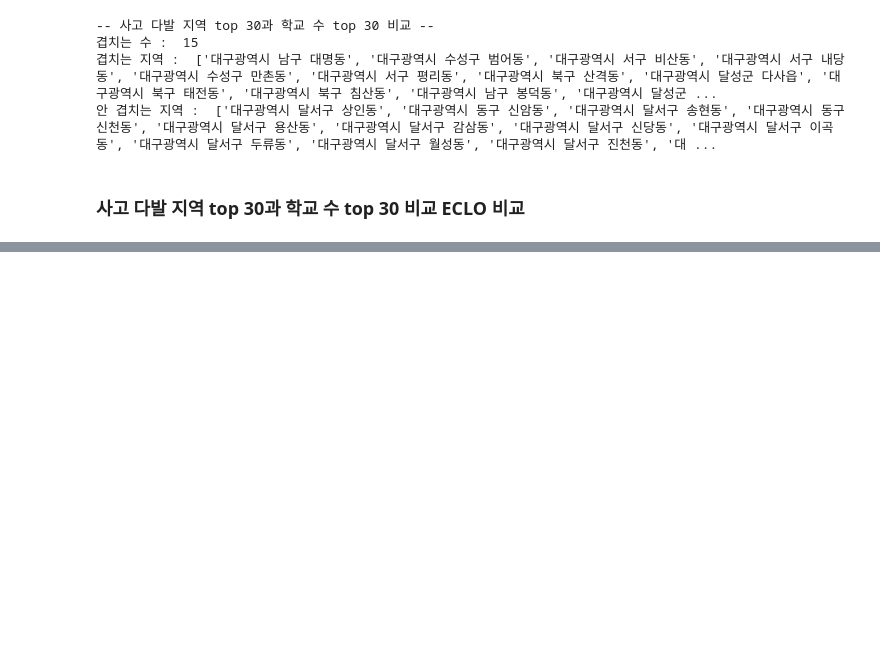
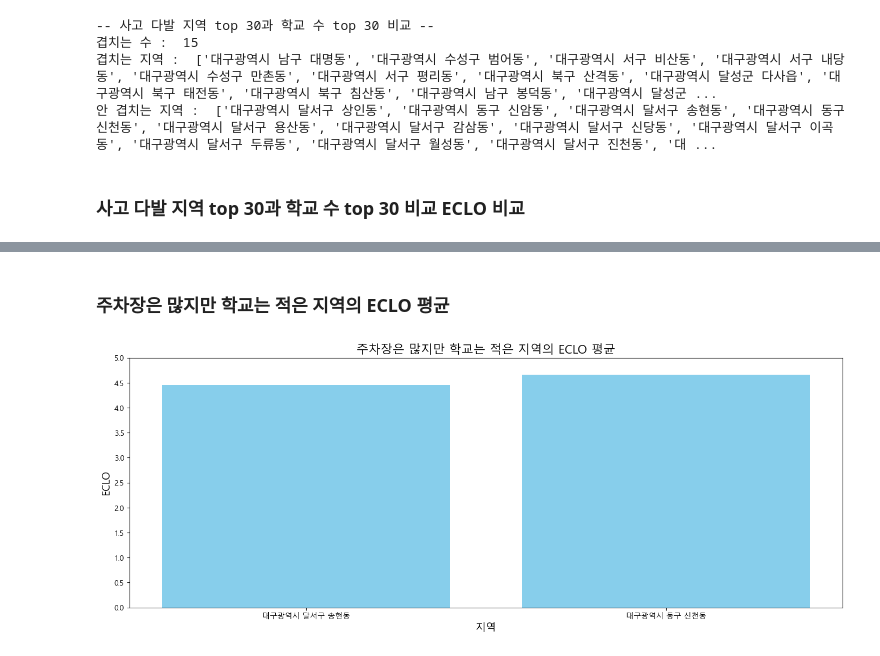
Before and after one commit to Boostcamp-AI-Tech-Recsys-team2/Prediction-of-Traffic-Accident-Victims-in-Daegu, a Jupyter notebook: EDA/EDA_dogeol.ipynb, the cells around one changed output, grey strips where cells are left out. Saved outputs shown, nothing was run; the diff lists cells and outputs as text; code cells hidden in the pictures; blank space fills up the shorter version.

```diff
--- a/EDA/EDA_dogeol.ipynb
+++ b/EDA/EDA_dogeol.ipynb
@@ -335,0 +425,29 @@ plt.show()
+# %% [markdown]
+### 주차장은 많지만 학교는 적은 지역의 ECLO 평균
+# %%
+# 1. in_list_parking에 있는 데이터 필터링
+filtered_data = train_data[train_data['시군구'].isin(in_list_parking)]
+
+# 2. in_list_school에 포함된 시군구를 제외
+final_data = filtered_data[~filtered_data['시군구'].isin(in_list_school)]
+
+mean_eclo_by_final_data = final_data.groupby('시군구')['ECLO'].mean()
+
+# 막대 그래프 그리기
+plt.figure(figsize=(17, 6))
+plt.bar(mean_eclo_by_final_data.index, mean_eclo_by_final_data.values, color='skyblue')
+
+# 그래프 제목 및 레이블 설정
+plt.rcParams['font.family'] = 'Malgun Gothic'
+plt.rcParams['axes.unicode_minus'] = False
+
+plt.title('주차장은 많지만 학교는 적은 지역의 ECLO 평균', fontsize=16)
+plt.xlabel('지역', fontsize=14)
+plt.ylabel('ECLO', fontsize=14)
+
+y_ticks = np.arange(0, max(mean_eclo_by_final_data.values) + 0.5, 0.5)
+plt.yticks(y_ticks)
+
+plt.show()
+# %% [output]
+[figure, added]
```
Also changed, not shown: parts of 9 cells of this notebook.
